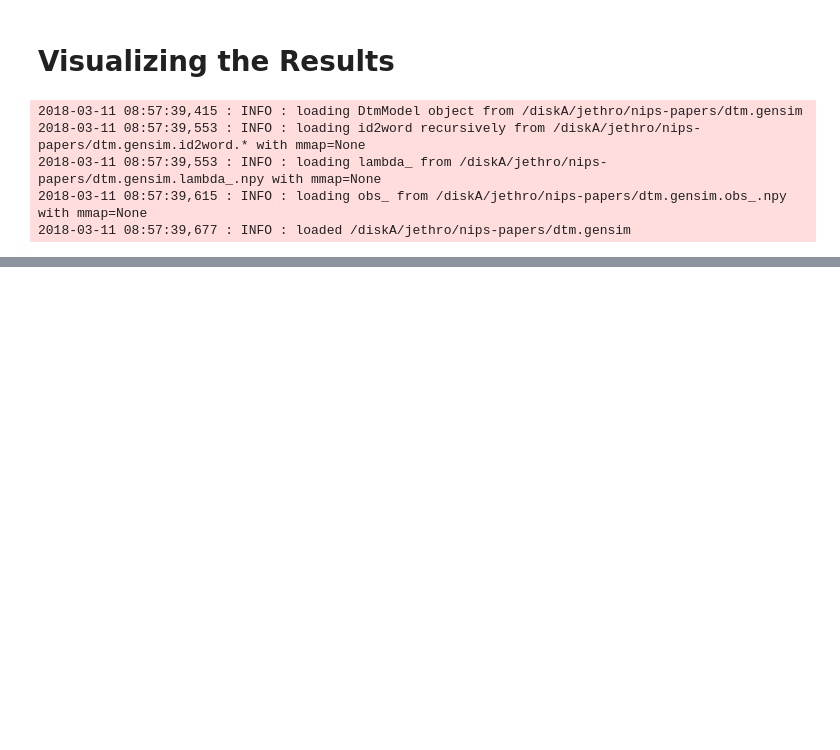
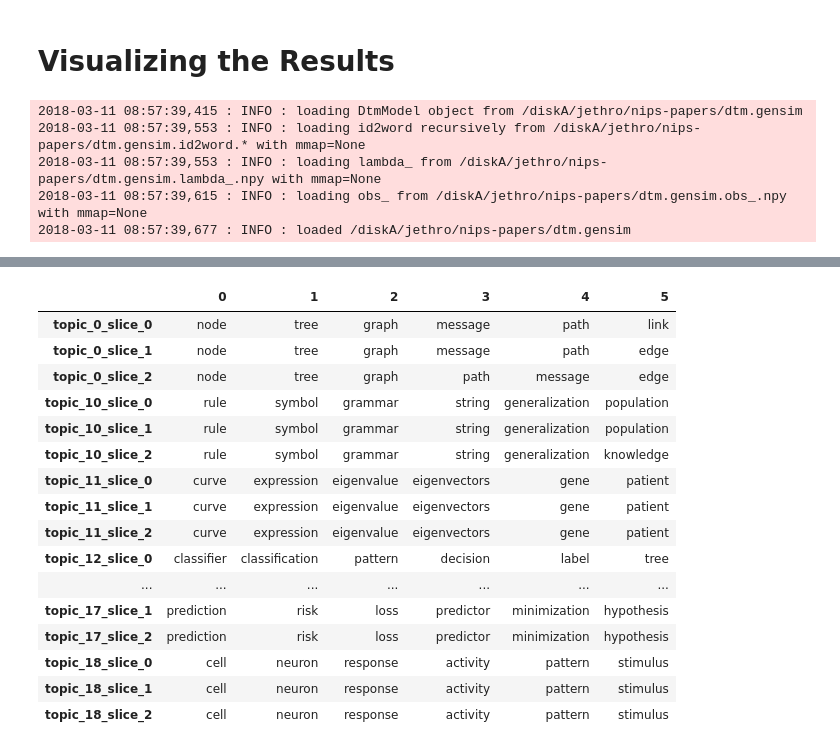
Before and after one commit to jethrokuan/data-science-notebooks, a Jupyter notebook: 04 - Topic Modeling (UROP)/nips-papers/2 - DTM.ipynb, the cells around one changed output, grey strips where cells are left out. Saved outputs shown, nothing was run; the diff lists cells and outputs as text; code cells hidden in the pictures; blank space fills up the shorter version.

```diff
--- a/04 - Topic Modeling (UROP)/nips-papers/2 - DTM.ipynb
+++ b/04 - Topic Modeling (UROP)/nips-papers/2 - DTM.ipynb
@@ -99,2 +163,25 @@ for topic_id, words in topics:
+# %%
+d = dict()
+for idx, chunk in enumerate(chunks(topics, NUM_TOPICS)):
+    for topic_id, words in enumerate(chunk):
+        d[f'topic_{topic_id}_slice_{idx}'] = [word for rank, (prob, word) in enumerate(words)]
 # %%
-# pd.DataFrame(d).transpose()
+pd.DataFrame(d).transpose()[:30]
+# %% [output]
+|  | 0 | 1 | 2 | 3 | 4 | 5 |
+| topic_0_slice_0 | node | tree | graph | message | path | link |
+| topic_0_slice_1 | node | tree | graph | message | path | edge |
+| topic_0_slice_2 | node | tree | graph | path | message | edge |
+| topic_10_slice_0 | rule | symbol | grammar | string | generalization | population |
+| topic_10_slice_1 | rule | symbol | grammar | string | generalization | population |
+| topic_10_slice_2 | rule | symbol | grammar | string | generalization | knowledge |
+| topic_11_slice_0 | curve | expression | eigenvalue | eigenvectors | gene | patient |
+| topic_11_slice_1 | curve | expression | eigenvalue | eigenvectors | gene | patient |
+| topic_11_slice_2 | curve | expression | eigenvalue | eigenvectors | gene | patient |
+| topic_12_slice_0 | classifier | classification | pattern | decision | label | tree |
+| ... | ... | ... | ... | ... | ... | ... |
+| topic_17_slice_1 | prediction | risk | loss | predictor | minimization | hypothesis |
+| topic_17_slice_2 | prediction | risk | loss | predictor | minimization | hypothesis |
+| topic_18_slice_0 | cell | neuron | response | activity | pattern | stimulus |
+| topic_18_slice_1 | cell | neuron | response | activity | pattern | stimulus |
+| topic_18_slice_2 | cell | neuron | response | activity | pattern | stimulus |
```
Also changed, not shown: parts of 8 cells of this notebook, 1 other file.
